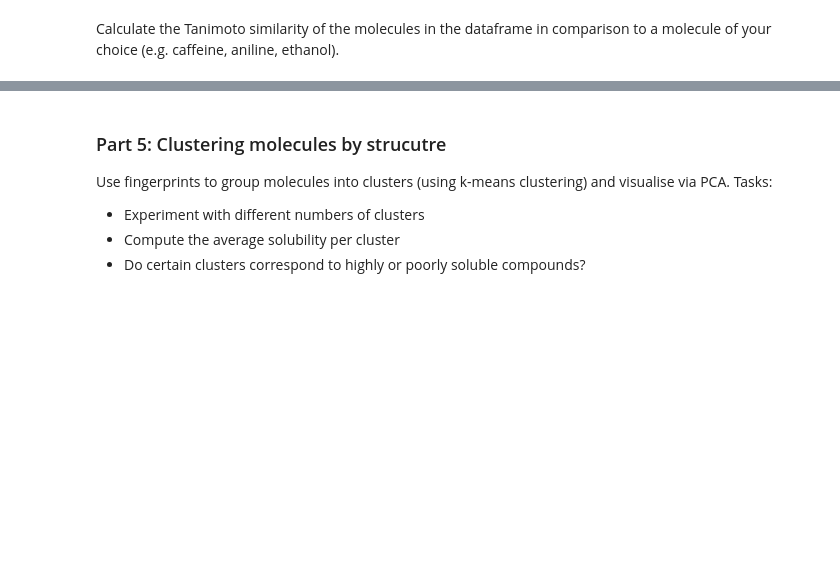
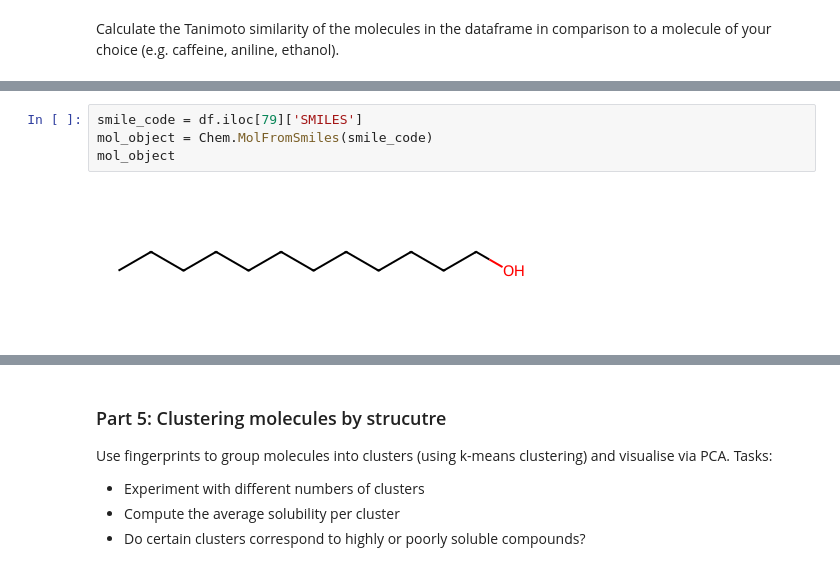
Before and after one commit to shiziyao/ChemicalDataScience103, a Jupyter notebook: lectures/session13/materials/RDKIt_Workshop.ipynb, the cells around one changed output, grey strips where cells are left out. Drawn from its saved outputs; the diff is of its cells as text; blank space fills up the shorter version.

```diff
--- a/lectures/session13/materials/RDKIt_Workshop.ipynb
+++ b/lectures/session13/materials/RDKIt_Workshop.ipynb
@@ -229,0 +240,6 @@ Name: similarity, dtype: float64
+# %%
+smile_code = df.iloc[79]['SMILES']
+mol_object = Chem.MolFromSmiles(smile_code)
+mol_object
+# %% [output]
+[figure, added]
```
Also changed, not shown: parts of 12 cells of this notebook, 30 other files.
